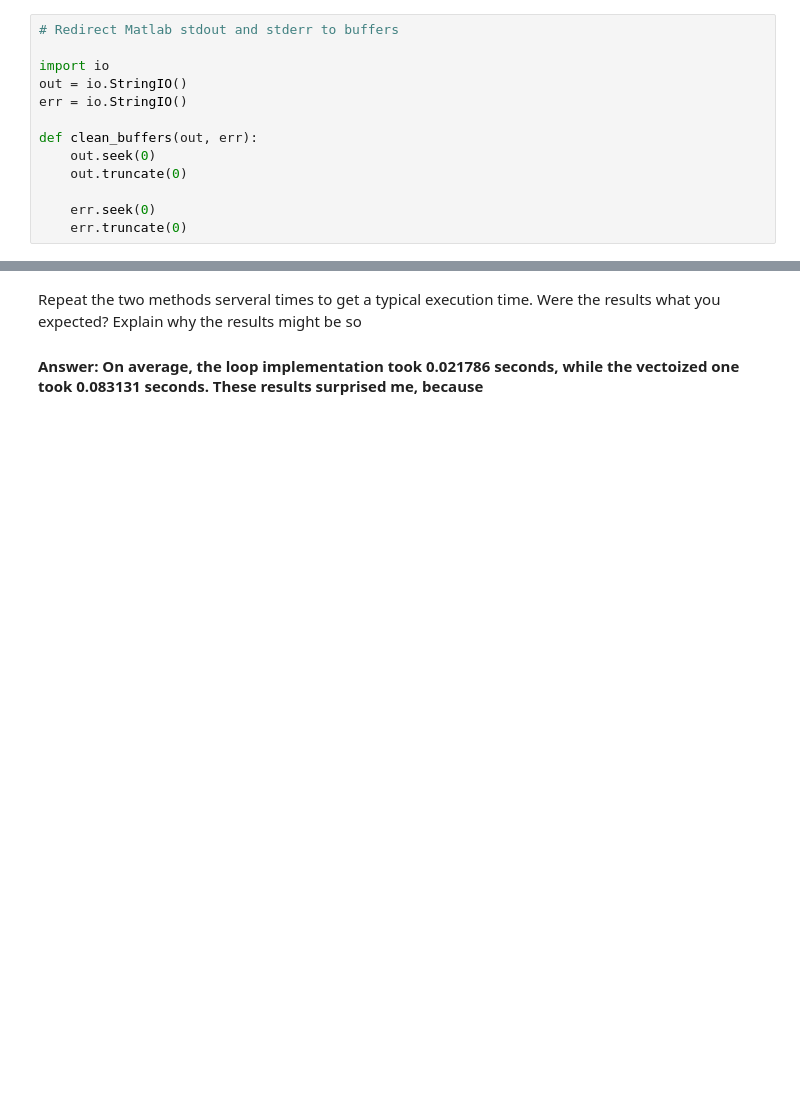
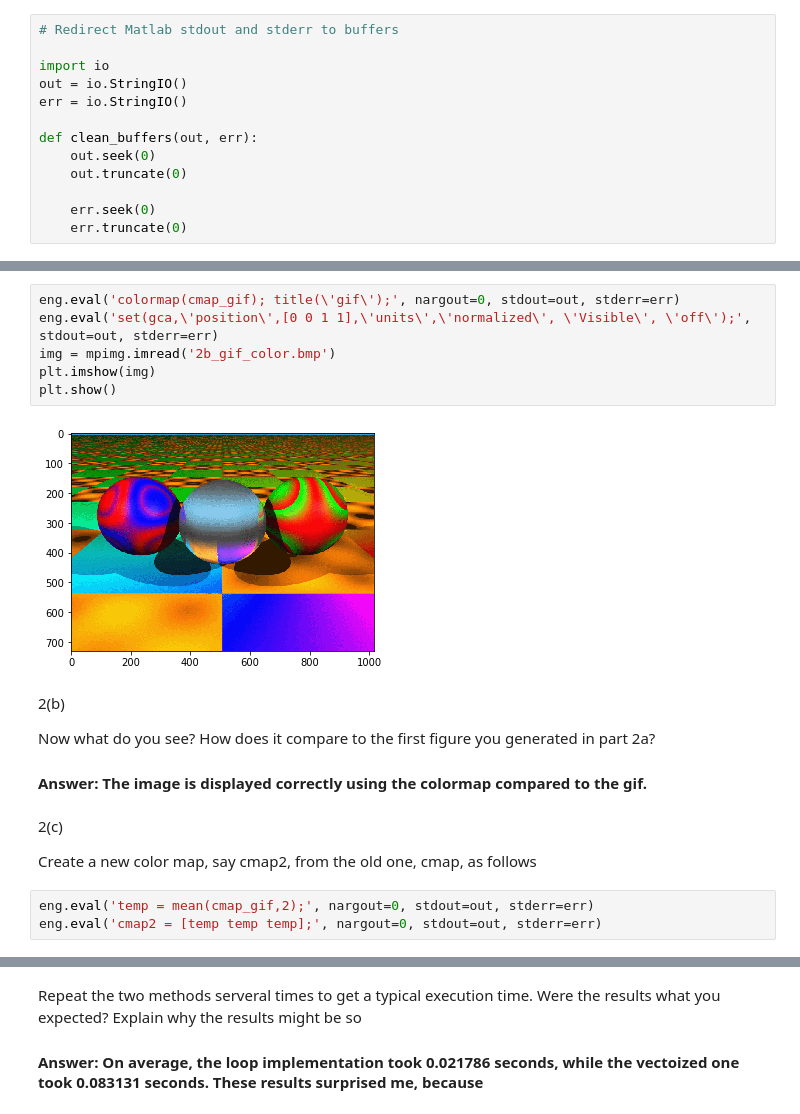
Before and after one commit to zhanwenchen/image_processing_lab1, a Jupyter notebook: Lab 1.ipynb, the cells around one changed output, grey strips where cells are left out. Drawn from its saved outputs; the diff is of its cells as text; blank space fills up the shorter version.

```diff
--- a/Lab 1.ipynb
+++ b/Lab 1.ipynb
@@ -33,0 +236,21 @@ eng.eval('figure; image(I); truesize;', nargout=0, stdout=out, stderr=err)
+# %%
+eng.eval('colormap(cmap_gif); title(\'gif\');', nargout=0, stdout=out, stderr=err)
+eng.eval('set(gca,\'position\',[0 0 1 1],\'units\',\'normalized\', \'Visible\', \'off\');', stdout=out, stderr=err)
+img = mpimg.imread('2b_gif_color.bmp')
+plt.imshow(img)
+plt.show()
+# %% [output]
+[figure, added]
+# %% [markdown]
+2(b)
+
+Now what do you see? How does it compare to the first figure you generated in part 2a?
+
+#### Answer: The image is displayed correctly using the colormap compared to the gif.
+# %% [markdown]
+2(c)
+
+Create a new color map, say cmap2, from the old one, cmap, as follows
+# %%
+eng.eval('temp = mean(cmap_gif,2);', nargout=0, stdout=out, stderr=err)
+eng.eval('cmap2 = [temp temp temp];', nargout=0, stdout=out, stderr=err)
```
Also changed, not shown: parts of 77 cells of this notebook, 14 other files.
